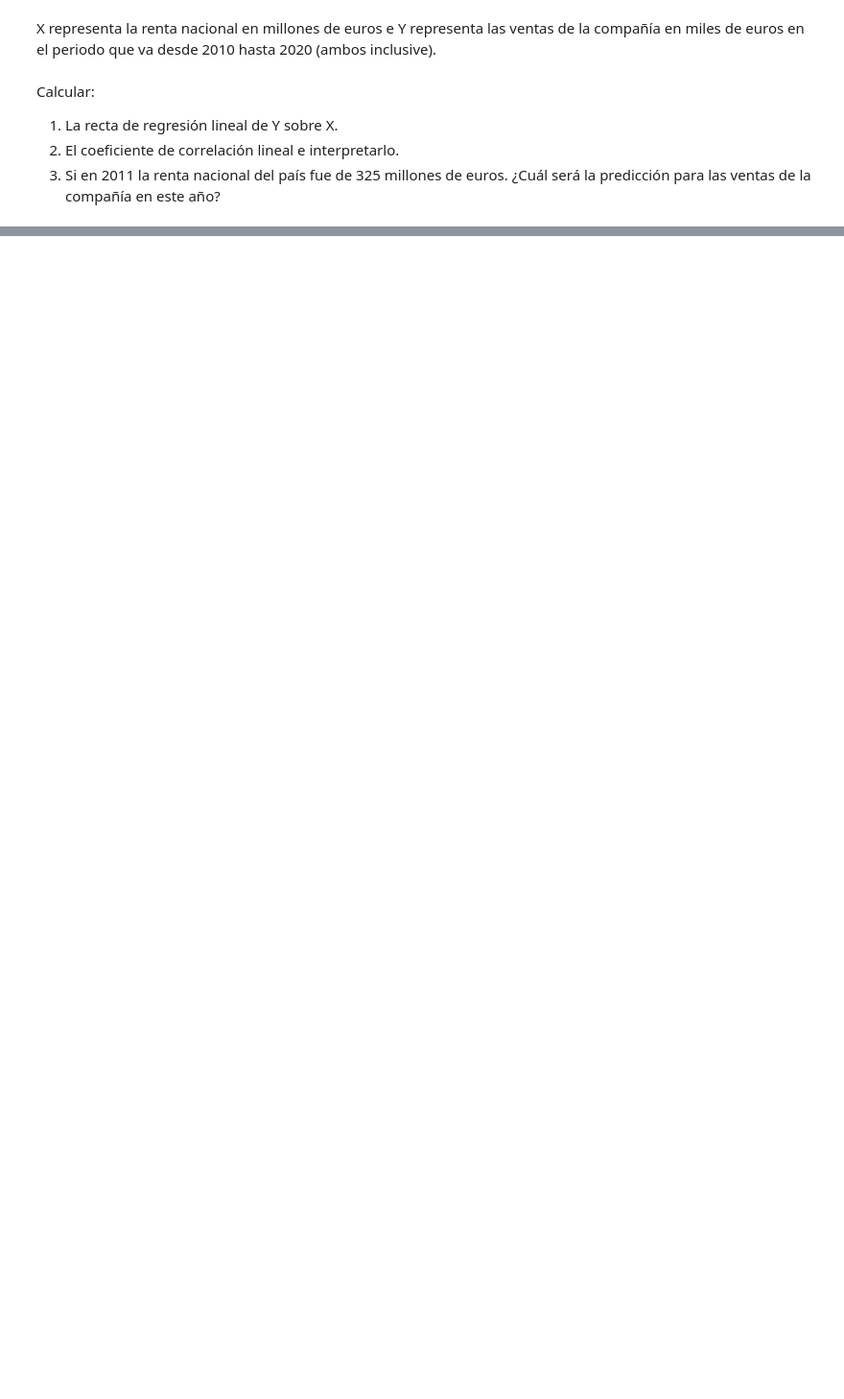
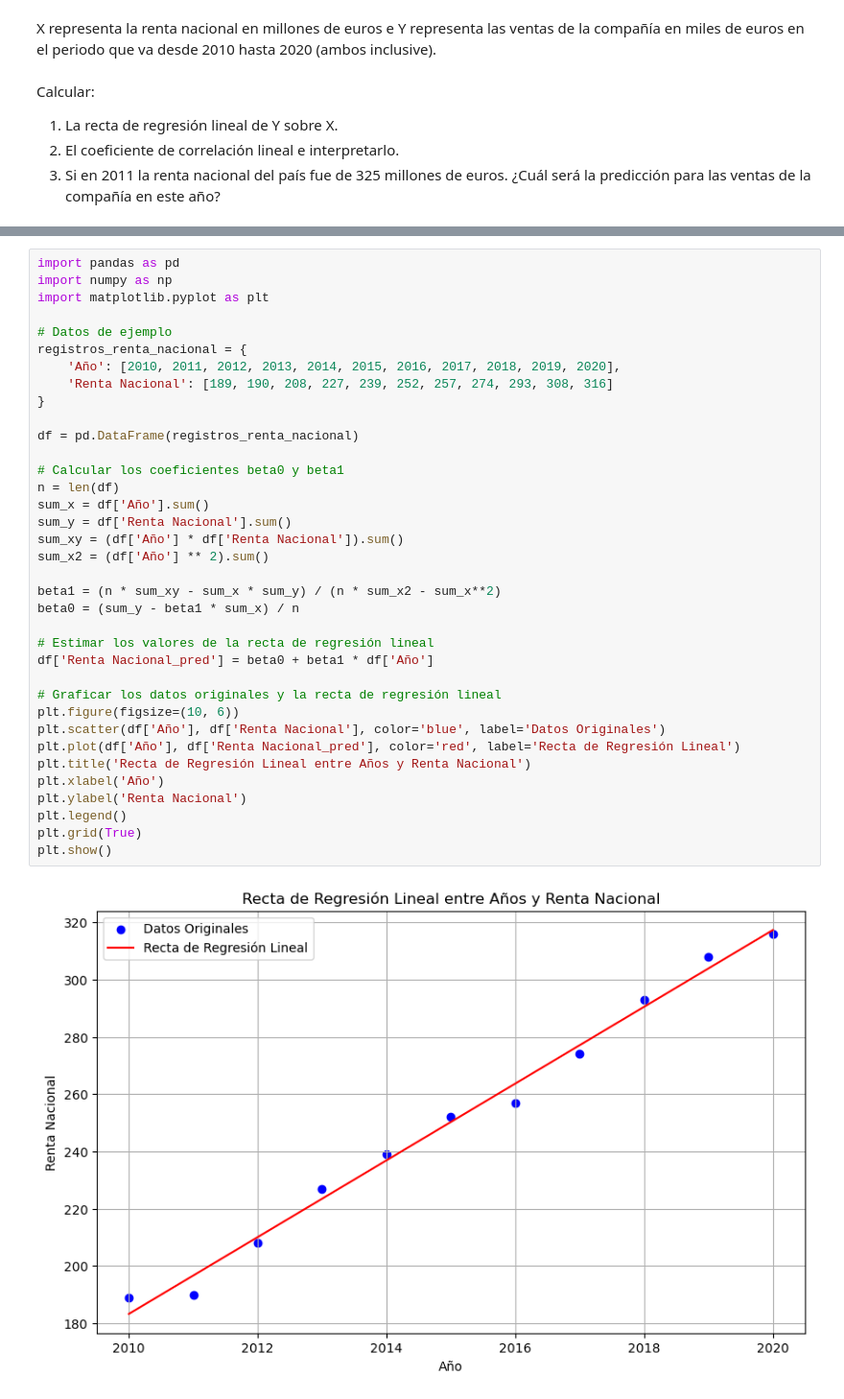
Before and after one commit to fidebravo/Modulo3, a Jupyter notebook: Modulo3_Actividad2.ipynb, the cells around one changed output, grey strips where cells are left out. Shown at 96% size. Drawn from its saved outputs; the diff is of its cells as text; blank space fills up the shorter version.

```diff
--- a/Modulo3_Actividad2.ipynb
+++ b/Modulo3_Actividad2.ipynb
@@ -41,0 +98,38 @@ df_rentanac_vs_ventacompania
+# %%
+import pandas as pd
+import numpy as np
+import matplotlib.pyplot as plt
+
+# Datos de ejemplo
+registros_renta_nacional = {
+    'Año': [2010, 2011, 2012, 2013, 2014, 2015, 2016, 2017, 2018, 2019, 2020],
+    'Renta Nacional': [189, 190, 208, 227, 239, 252, 257, 274, 293, 308, 316]
+}
+
+df = pd.DataFrame(registros_renta_nacional)
+
+# Calcular los coeficientes beta0 y beta1
+n = len(df)
+sum_x = df['Año'].sum()
+sum_y = df['Renta Nacional'].sum()
+sum_xy = (df['Año'] * df['Renta Nacional']).sum()
+sum_x2 = (df['Año'] ** 2).sum()
+
+beta1 = (n * sum_xy - sum_x * sum_y) / (n * sum_x2 - sum_x**2)
+beta0 = (sum_y - beta1 * sum_x) / n
+
+# Estimar los valores de la recta de regresión lineal
+df['Renta Nacional_pred'] = beta0 + beta1 * df['Año']
+
+# Graficar los datos originales y la recta de regresión lineal
+plt.figure(figsize=(10, 6))
+plt.scatter(df['Año'], df['Renta Nacional'], color='blue', label='Datos Originales')
+plt.plot(df['Año'], df['Renta Nacional_pred'], color='red', label='Recta de Regresión Lineal')
+plt.title('Recta de Regresión Lineal entre Años y Renta Nacional')
+plt.xlabel('Año')
+plt.ylabel('Renta Nacional')
+plt.legend()
+plt.grid(True)
+plt.show()
+# %% [output]
+[figure, added]
```
Also changed, not shown: parts of 9 cells of this notebook.
